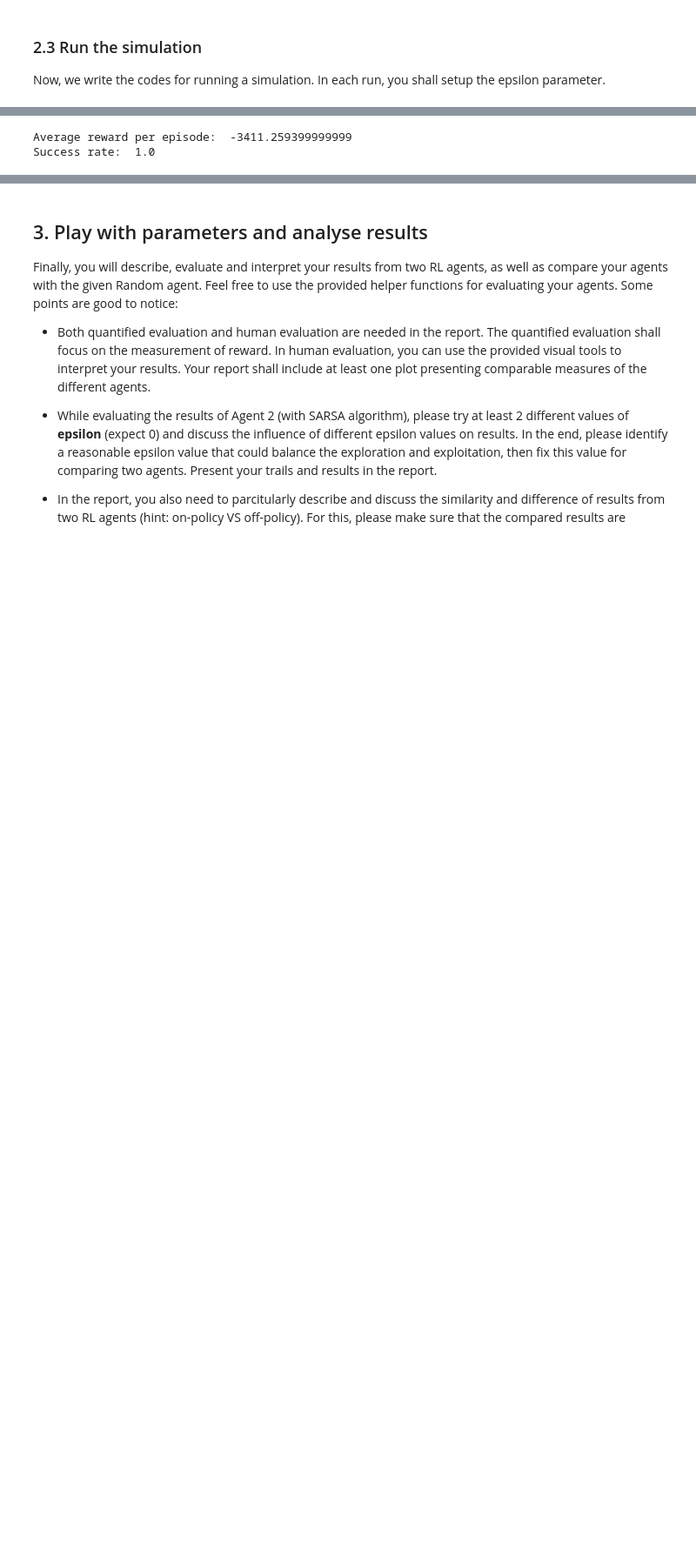
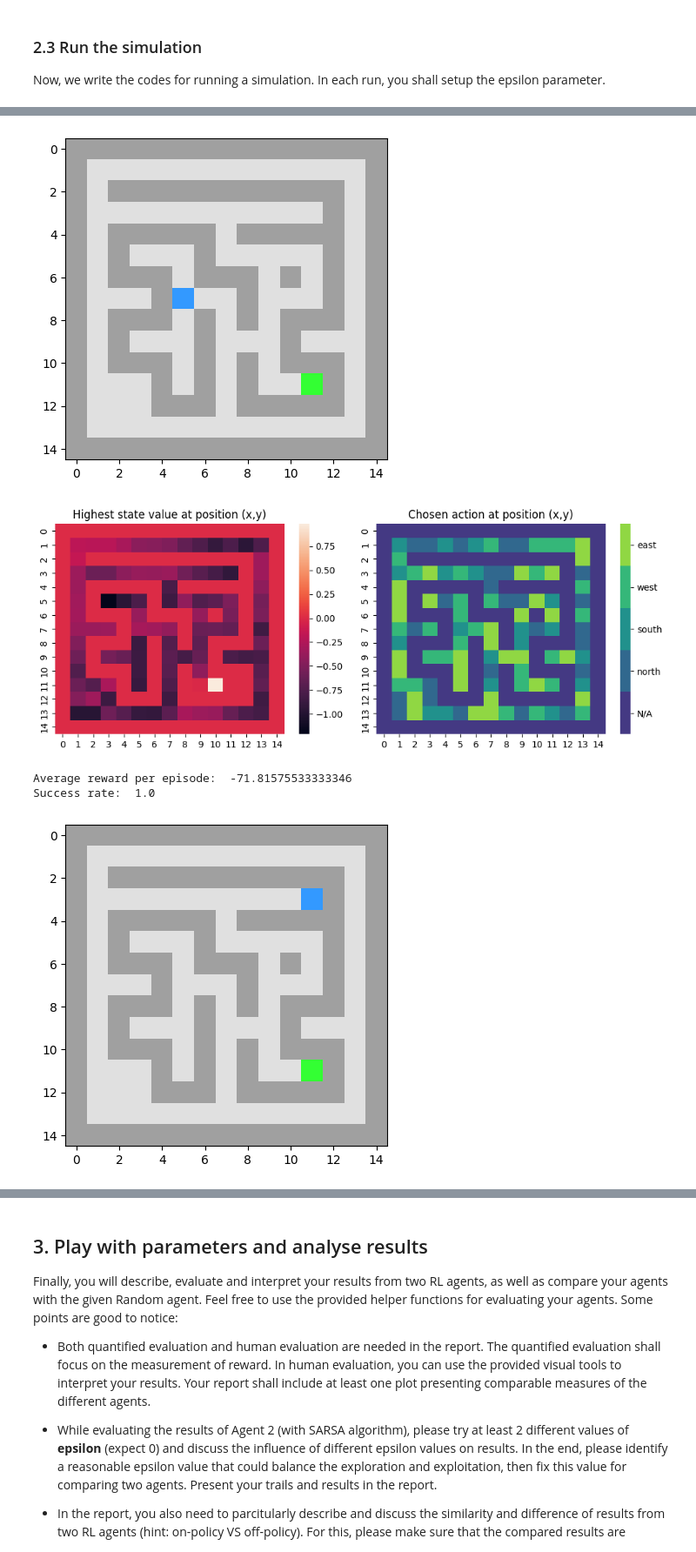
Before and after one commit to timpieman/apml-assignment-4-broam, a Jupyter notebook: Assignment_4.ipynb, the cells around one changed output, grey strips where cells are left out. Shown at 87% size. Cells and saved outputs as stored; diff of their text form; code cells hidden in the pictures; blank space fills up the shorter version.

```diff
--- a/Assignment_4.ipynb
+++ b/Assignment_4.ipynb
@@ -294,9 +294,10 @@ class SarsaAgent():
             action = np.argmax(self.q_table[state, :])
         return action
 
-    def learn(self, state, state2, reward, action, action2):
+    def learn(self, state, action, next_state, reward, done):
+        next_action = self.select_action(next_state)
         predict = self.q_table[state, action]
-        target = reward + self.gamma * self.q_table[state2, action2]
+        target = reward + self.gamma * self.q_table[next_state, next_action]
         self.q_table[state, action] = self.q_table[state, action] + self.alpha * (target - predict)
 # %% [markdown]
 ### 2.3 Run the simulation
@@ -332,35 +340,13 @@ KeyboardInterrupt:
-# %%
-agent = QLearningAgent(env, exploration_rate=1, learning_rate=0.5, discount_factor=0.3)
-
-num_episodes = 100
-
-total_rewards = 0.0
-success_episodes = 0
-
-for i in range(num_episodes):
-    rewards = 0.0
-    state = env.reset()
-    goal_pos = env.unwrapped.maze.objects.goal.positions[0]
-    done = False
-
-    while not done:
-        action = agent.select_action(state)
-        next_state, reward, _, _ = env.step(action)
-        agent.learn(state, action, next_state, reward, done)
-        state = next_state
-        rewards += reward
-
-        if tuple(next_state) == tuple(goal_pos):
-            done = True
-            success_episodes += 1
-
-    total_rewards += rewards
-
-average_reward = total_rewards / num_episodes
-success_rate = success_episodes / num_episodes
-
-print("Average reward per episode: ", average_reward)
-print("Success rate: ", success_rate)
-# %% [output]
-Average reward per episode:  -3411.259399999999
-Success rate:  1.0
+# %%
+env = TaskEnv()
+Qagent = QLearningAgent(env, exploration_rate=1, learning_rate=0.5, discount_factor=0.3)
+Sagent = SarsaAgent(env, exploration_rate=1, learning_rate=0.5, discount_factor=0.3)
+
+run_sim(Qagent, env)
+run_sim(Sagent, env)
+# %% [output]
+[figure, added]
+[figure, added]
+Average reward per episode:  -71.81575533333346
+Success rate:  1.0
+[figure, added]
```
Also changed, not shown: parts of 2 cells of this notebook.
